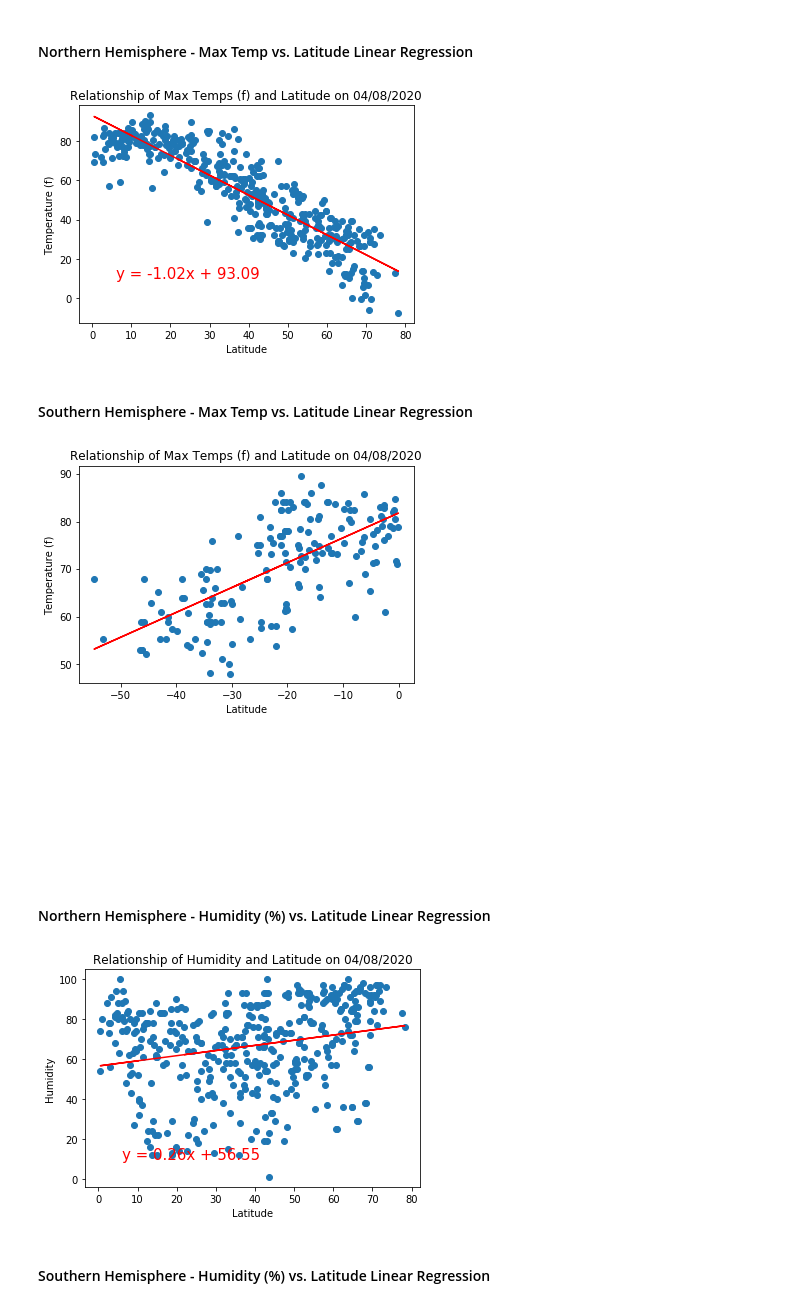
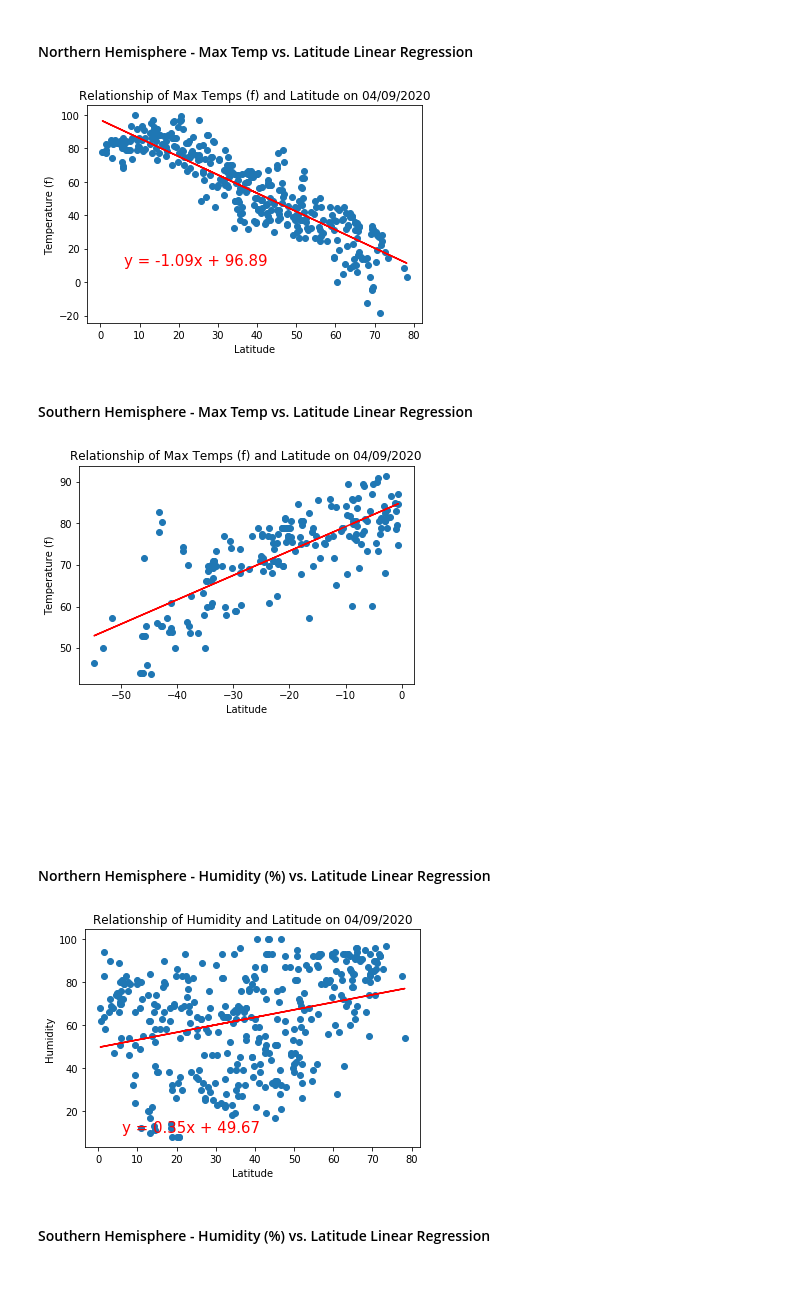
Before and after one commit to cynthiakellogg/python-api-challenge, a Jupyter notebook: WeatherPy/WeatherPy.ipynb, the cells around one changed output. Cells and saved outputs as stored; diff of their text form; code cells hidden in the pictures; blank space fills up the shorter version.

```diff
--- a/WeatherPy/WeatherPy.ipynb
+++ b/WeatherPy/WeatherPy.ipynb
@@ -260,21 +239,21 @@ x_axis = northern_hemi_df['Lat']
 y_axis = northern_hemi_df['Max Temp']
 x_label = "Latitude"
 y_label = "Temperature (f)"
-title = "Relationship of Max Temps (f) and Latitude on 04/08/2020"
+title = "Relationship of Max Temps (f) and Latitude on 04/09/2020"
 linear_regression(x_axis, y_axis, x_label, y_label, title)
 # %% [output]
-[figure, old version]
+[figure, new version]
 # %% [markdown]
 ####  Southern Hemisphere - Max Temp vs. Latitude Linear Regression
 # %%
 x_axis = southern_hemi_df['Lat']
 y_axis = southern_hemi_df['Max Temp']
 x_label = "Latitude"
 y_label = "Temperature (f)"
-title = "Relationship of Max Temps (f) and Latitude on 04/08/2020"
+title = "Relationship of Max Temps (f) and Latitude on 04/09/2020"
 linear_regression(x_axis, y_axis, x_label, y_label, title)
 # %% [output]
-[figure, old version]
+[figure, new version]
 # %% [markdown]
 ####  Northern Hemisphere - Humidity (%) vs. Latitude Linear Regression
 # %%
@@ -282,10 +261,10 @@ x_axis = northern_hemi_df['Lat']
 y_axis = northern_hemi_df['Humidity']
 x_label = "Latitude"
 y_label = "Humidity"
-title = "Relationship of Humidity and Latitude on 04/08/2020"
+title = "Relationship of Humidity and Latitude on 04/09/2020"
 linear_regression(x_axis, y_axis, x_label, y_label, title)
 # %% [output]
-[figure, old version]
+[figure, new version]
 # %% [markdown]
 ####  Southern Hemisphere - Humidity (%) vs. Latitude Linear Regression
 # %%
```
Also changed, not shown: parts of 16 cells of this notebook, 5 other files.
